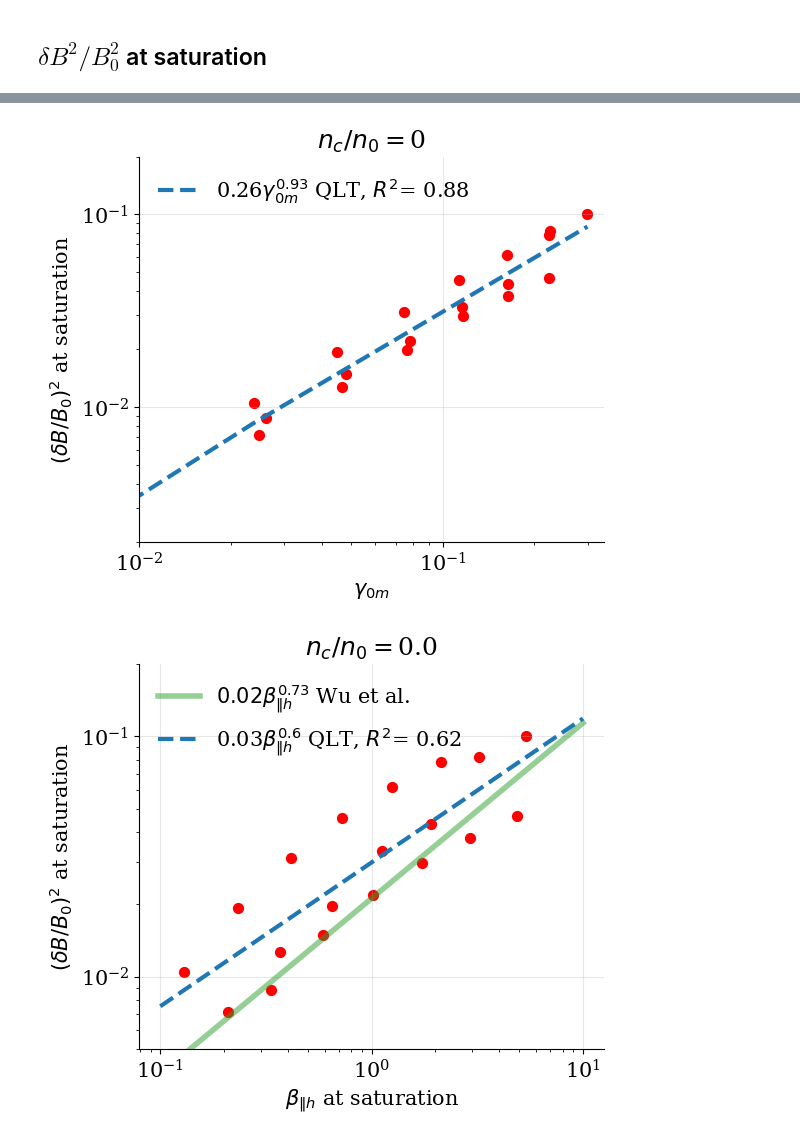
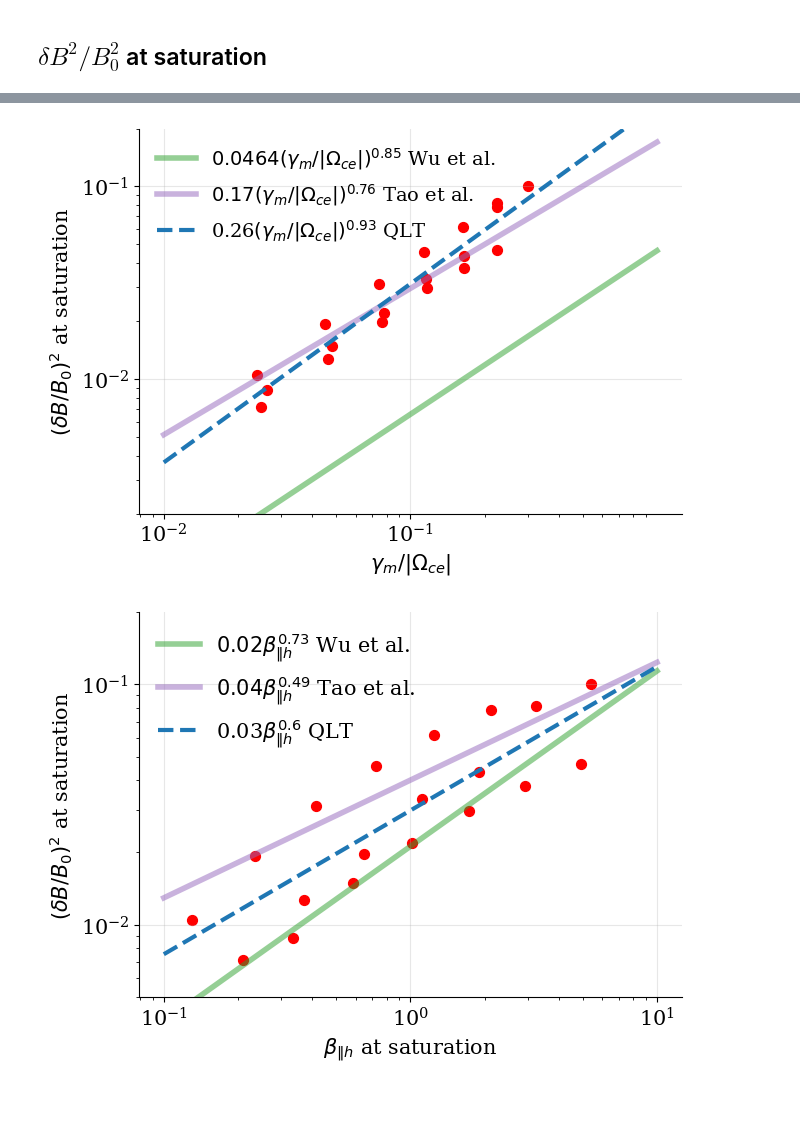
Before and after one commit to opaliss/QLT_whistler, a Jupyter notebook: saturation_analysis_cold_hot.ipynb, the cells around one changed output, grey strips where cells are left out. Saved outputs shown, nothing was run; the diff lists cells and outputs as text; code cells hidden in the pictures; blank space fills up the shorter version.

```diff
--- a/saturation_analysis_cold_hot.ipynb
+++ b/saturation_analysis_cold_hot.ipynb
@@ -123,11 +161,11 @@ plt.savefig("figs/gary_2012/dB_beta_h.png", dpi=300, bbox_inches='tight')
 # %%
-fig, ax = plt.subplots(figsize=(6, 5))
+fig, ax = plt.subplots(figsize=(7, 5))
 
 kk=0
 
 data = np.zeros((22, 2))
 # pick a nh/ne ration from the list above
-delta = 1.0
+delta = 1.
 params = np.load("data/ensemble_QLT/delta_" + str(delta) + "/params.npy")
 
 for ii in range(22):
@@ -167,46 +205,55 @@ for ii in range(22):
 # fit the data to a log-log straight line
 data_new = data[np.where(data[:, 0] != 0)]
 C_opt, D_opt = np.polyfit(np.log10(data_new[:, 0]), np.log10(data_new[:, 1]), 1)
 
 # Compute R^2
 y_pred = (10**D_opt)*(data_new[:, 0]**C_opt)
 ss_tot = np.sum((data_new[:, 1] - np.mean(data_new[:, 1]))**2)
 ss_res = np.sum((data_new[:, 1] - y_pred)**2)
 r2 = 1 - (ss_res / ss_tot)
 
-ax.plot(np.sort(data[:, 0]), (10**D_opt)*(np.sort(data[:, 0])**C_opt), label=str(round(10**D_opt, 2))+ r"$\gamma_{0m}^{" + str(round(C_opt, 2)) +r"}$ QLT, $R^2$= " + str(round(r2, 2)), ls="--", color="tab:blue", linewidth=3)
+
+x_axis = 10**np.linspace(-2, 0, 100)
+if delta == 0.5:
+    ax.plot(x_axis, 0.0371*(x_axis**0.76), label=r"$0.0371 (\gamma_{m}/|\Omega_{ce}|)^{0.76}$ Wu et al. ", linewidth=4, color="tab:green", alpha=0.5)
+elif delta == 0.2:
+    ax.plot(x_axis, 0.0751*(x_axis**0.7), label=r"$0.0705 (\gamma_{m}/|\Omega_{ce}|)^{0.7}$ Wu et al. ", linewidth=4, color="tab:green", alpha=0.5)
+elif delta == 1.:
+    ax.plot(x_axis, 0.0464*(x_axis**0.85), label=r"$0.0464 (\gamma_{m}/|\Omega_{ce}|)^{0.85}$ Wu et al. ", linewidth=4, color="tab:green", alpha=0.5)
+    ax.plot(x_axis, 0.17*(x_axis**0.76), label=r"$0.17 (\gamma_{m}/|\Omega_{ce}|)^{0.76}$ Tao et al. ", linewidth=4, color="tab:purple", alpha=0.5)
 
 
+ax.plot(x_axis, (10**D_opt)*(x_axis**C_opt), label=str(round(10**D_opt, 2))+ r"$(\gamma_{m}/|\Omega_{ce}|)^{" + str(round(C_opt, 2)) +r"}$ QLT", ls="--", color="tab:blue", linewidth=3)
 
-legend = ax.legend(ncols=1, fancybox=False, shadow=False,  loc="upper left")
+legend = ax.legend(ncols=1, fancybox=False, shadow=False,  loc="upper left", fontsize=14)
 legend.get_frame().set_alpha(0)
 
-ax.set_title("$n_{c}/n_{0} = $" + str(round(1-params[0, 0], 2)))
+#ax.set_title("$n_{c}/n_{0} = $" + str(round(1-params[0, 0], 2)))
 
 ax.grid(alpha=0.3)
 ax.set_xscale("log")
 ax.set_yscale("log")
 ax.set_xticks([1e-2, 1e-1])
 ax.set_yticks([1e-2, 1e-1])
 ax.set_ylim(2e-3, 2e-1)
 
 ax.spines['right'].set_visible(False)
 ax.spines['top'].set_visible(False)
 
 _ = ax.set_ylabel(r"$(\delta B/B_{0})^2$ at saturation")
-_ = ax.set_xlabel(r"$\gamma_{0m}$")
+_ = ax.set_xlabel(r"$\gamma_{m}/|\Omega_{ce}|$")
 
 plt.savefig("figs/gary_2012/dB_gamma_" + str(round(1-params[0, 0], 2)) + ".png", dpi=300, bbox_inches='tight')
 # %% [output]
-[figure, old version]
+[figure, new version]
 # %%
-fig, ax = plt.subplots(figsize=(6, 5))
+fig, ax = plt.subplots(figsize=(7, 5))
 
 kk=0
 
 data = np.zeros((22, 2))
 # pick a nh/ne ration from the list above
-delta = 1.0
+delta = 1.
 params = np.load("data/ensemble_QLT/delta_" + str(delta) + "/params.npy")
 
 for ii in range(22):
@@ -227,6 +274,8 @@ elif delta == 0.2:
     ax.plot(beta_vec, 0.0237*(beta_vec**0.5), label=r"$0.02 \beta_{\|h}^{0.5}$ Wu et al. ", linewidth=4, color="tab:green", alpha=0.5)
 elif delta == 1:
     ax.plot(beta_vec, 0.0212*(beta_vec**0.73),  label=r"$0.02 \beta_{\|h}^{0.73}$ Wu et al. ", linewidth=4, color="tab:green", alpha=0.5)
+    ax.plot(beta_vec, 0.04*(beta_vec**0.49),  label=r"$0.04 \beta_{\|h}^{0.49}$ Tao et al. ", linewidth=4, color="tab:purple", alpha=0.5)
+
 
 
 # fit the data to a log-log straight line
@@ -239,14 +288,14 @@ ss_tot = np.sum((data_new[:, 1] - np.mean(data_new[:, 1]))**2)
 ss_res = np.sum((data_new[:, 1] - y_pred)**2)
 r2 = 1 - (ss_res / ss_tot)
 
-ax.plot(beta_vec, (10**D_opt)*(beta_vec**C_opt), label=str(round(10**D_opt, 2))+ r"$\beta_{\|h}^{" + str(round(C_opt, 2)) +r"}$ QLT, $R^2$= " + str(round(r2, 2)), ls="--", color="tab:blue", linewidth=3)
+ax.plot(beta_vec, (10**D_opt)*(beta_vec**C_opt), label=str(round(10**D_opt, 2))+ r"$\beta_{\|h}^{" + str(round(C_opt, 2)) +r"}$ QLT", ls="--", color="tab:blue", linewidth=3)
 
 
 
 legend = ax.legend(ncols=1, fancybox=False, shadow=False,  loc="upper left")
 legend.get_frame().set_alpha(0)
 
-ax.set_title("$n_{c}/n_{0} = $" + str(round(1-params[0, 0], 2)))
+#ax.set_title("$n_{c}/n_{0} = $" + str(round(1-params[0, 0], 2)))
 
 ax.grid(alpha=0.3)
 ax.set_xscale("log")
@@ -263,7 +312,7 @@ _ = ax.set_xlabel(r"$\beta_{\|h}$ at saturation")
 
 plt.savefig("figs/gary_2012/dB_beta_" + str(round(1-params[0, 0], 2)) + ".png", dpi=300, bbox_inches='tight')
 # %% [output]
-[figure, old version]
+[figure, new version]
 # %%
 fig, ax = plt.subplots(figsize=(5, 5))
 
```
Also changed, not shown: parts of 6 cells of this notebook, 3 other files.
